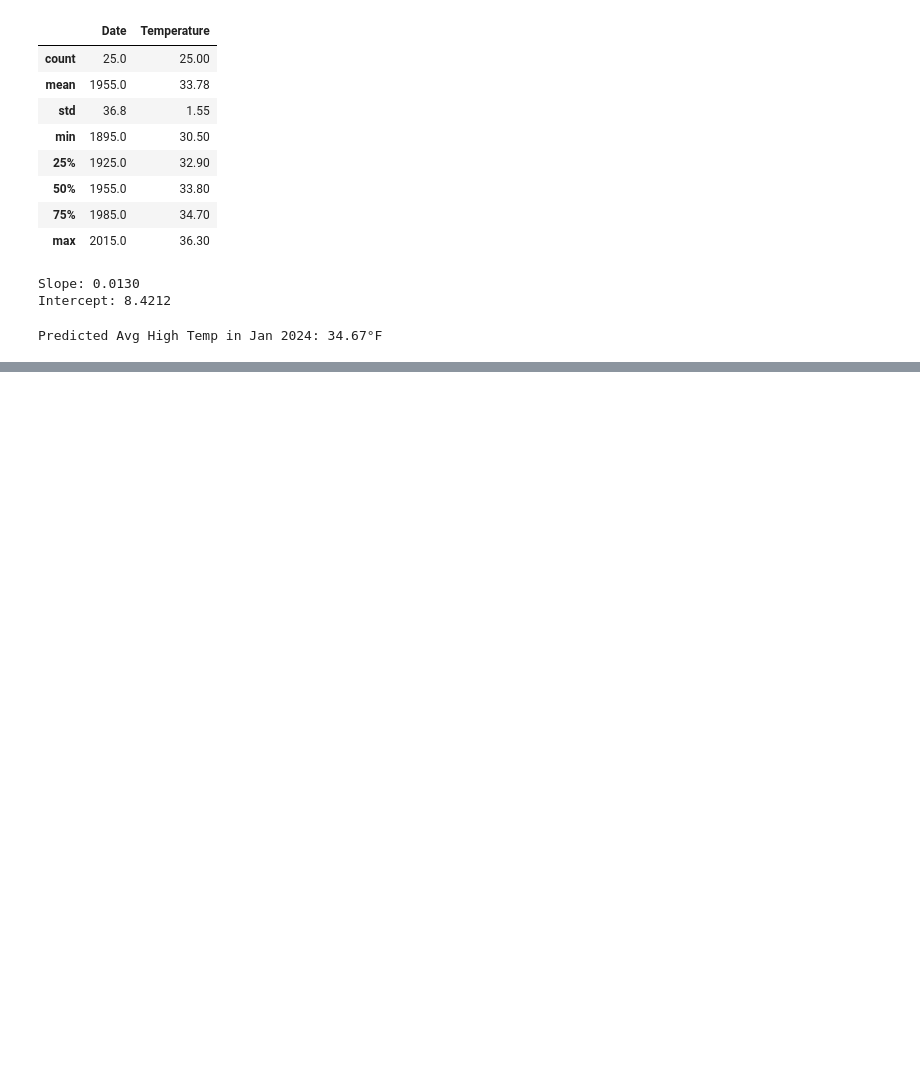
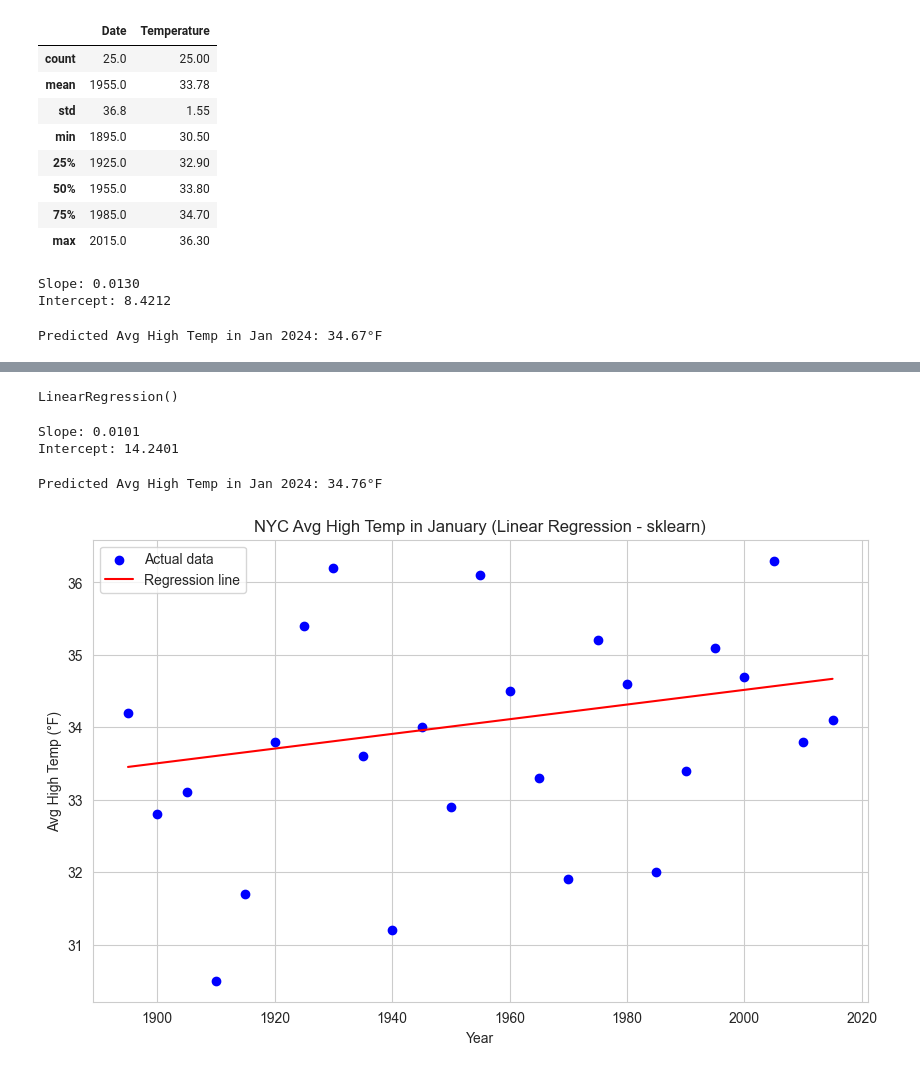
Before and after one commit to sabrouch36/datafun-07-ml, a Jupyter notebook: sabri_ml.ipynb, the cells around one changed output, grey strips where cells are left out. Drawn from its saved outputs; the diff is of its cells as text; code cells hidden in the pictures; blank space fills up the shorter version.

Commit message:
Finished Part 3 - sklearn prediction model

```diff
--- a/sabri_ml.ipynb
+++ b/sabri_ml.ipynb
@@ -93,0 +101,34 @@ plt.show()
+# %%
+
+X = nyc_df['Date'].values.reshape(-1, 1)
+y = nyc_df['Temperature'].values
+# %%
+X_train, X_test, y_train, y_test = train_test_split(X, y, random_state=11)
+# %%
+model = LinearRegression()
+model.fit(X_train, y_train)
+# %% [output]
+LinearRegression()
+# %%
+print(f"Slope: {model.coef_[0]:.4f}")
+print(f"Intercept: {model.intercept_:.4f}")
+# %% [output]
+Slope: 0.0101
+Intercept: 14.2401
+# %%
+prediction_2024 = model.predict([[2024]])
+print(f"Predicted Avg High Temp in Jan 2024: {prediction_2024[0]:.2f}°F")
+# %% [output]
+Predicted Avg High Temp in Jan 2024: 34.76°F
+# %%
+plt.figure(figsize=(10, 6))
+plt.scatter(X, y, color='blue', label='Actual data')
+plt.plot(X, model.predict(X), color='red', label='Regression line')
+plt.title('NYC Avg High Temp in January (Linear Regression - sklearn)')
+plt.xlabel('Year')
+plt.ylabel('Avg High Temp (°F)')
+plt.legend()
+plt.grid(True)
+plt.show()
+# %% [output]
+[figure, added]
```
Also changed, not shown: parts of 3 cells of this notebook.
